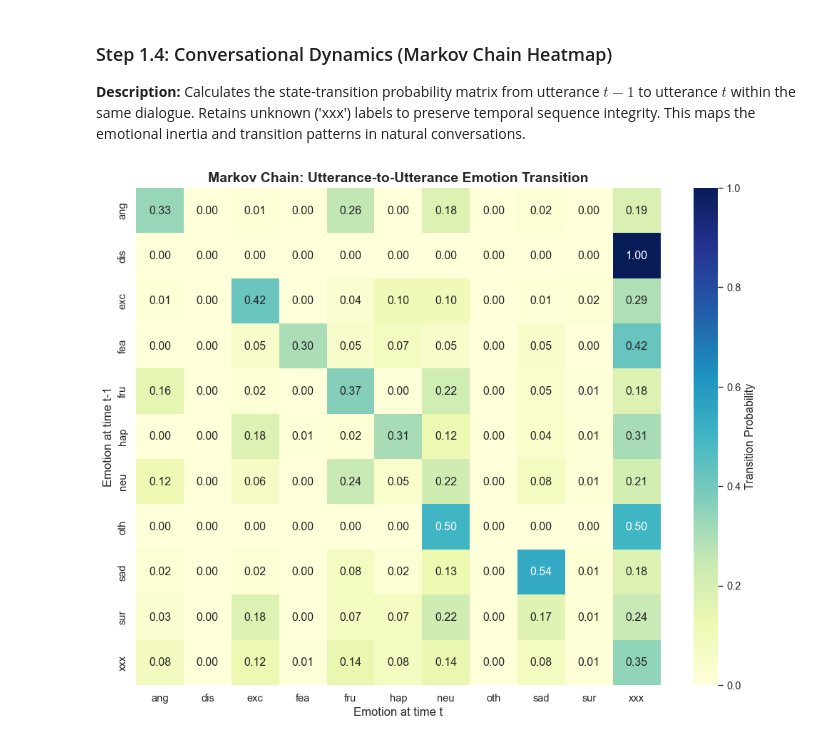
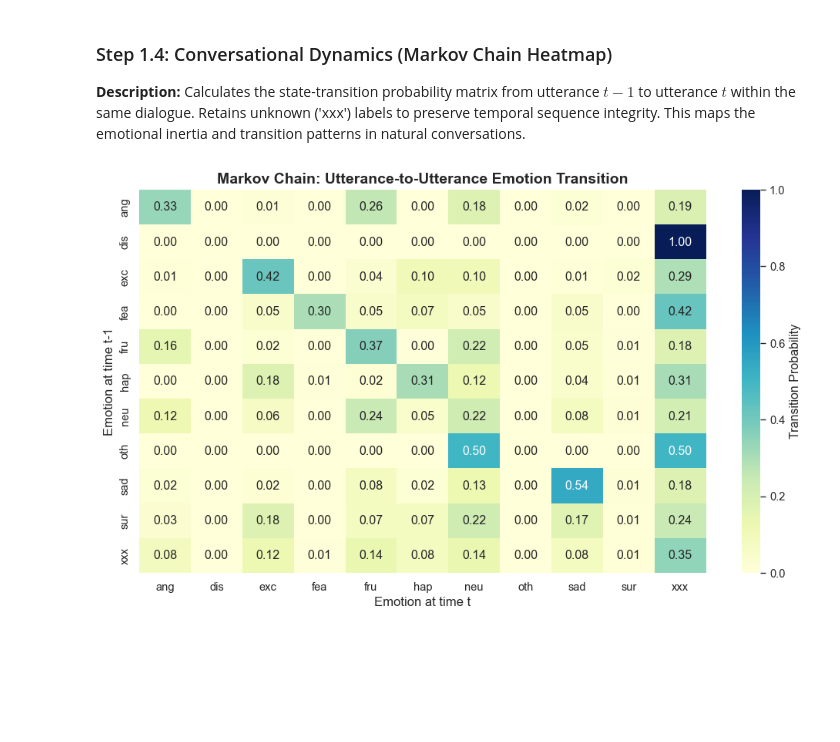
Before and after one commit to HuyPham171-hub/conv-ser, a Jupyter notebook: notebooks/eda_iemocap.ipynb, the cells around one changed output. Drawn from its saved outputs; the diff is of its cells as text; code cells hidden in the pictures; blank space fills up the shorter version.

```diff
--- a/notebooks/eda_iemocap.ipynb
+++ b/notebooks/eda_iemocap.ipynb
@@ -176,32 +254,32 @@ print("[INFO] Biometric placeholder executed. Ensure acoustic features are extra
 df['Next_Emotion'] = df.groupby('Dialog_ID')['Raw_Emotion'].shift(-1)
 
 # Drop the last utterances of each dialog (no 'next' state available)
 transitions_df = df.dropna(subset=['Next_Emotion'])
 
 # Calculate the cross-tabulation matrix (normalized by row to get probabilities)
 transition_matrix = pd.crosstab(
     transitions_df['Raw_Emotion'],
     transitions_df['Next_Emotion'],
     normalize='index'
 )
 
 # Plotting the Heatmap
-plt.figure(figsize=(10, 8))
+plt.figure(figsize=(10, 6))
 sns.heatmap(
     transition_matrix,
     annot=True,          # Show probability numbers
     fmt=".2f",           # Format to 2 decimal places
     cmap="YlGnBu",       # Standard analytical color map
     cbar_kws={'label': 'Transition Probability'}
 )
 
 plt.title("Markov Chain: Utterance-to-Utterance Emotion Transition", fontsize=14, fontweight='bold')
 plt.xlabel("Emotion at time t", fontsize=12)
 plt.ylabel("Emotion at time t-1", fontsize=12)
 plt.tight_layout()
 plt.show()
 
 # Interpretation Focus:
 # High values along the diagonal indicate "Emotional Inertia" (remaining in the same state).
 # %% [output]
-[figure, old version]
+[figure, new version]
```
Also changed, not shown: parts of 16 cells of this notebook, 14 other files.
